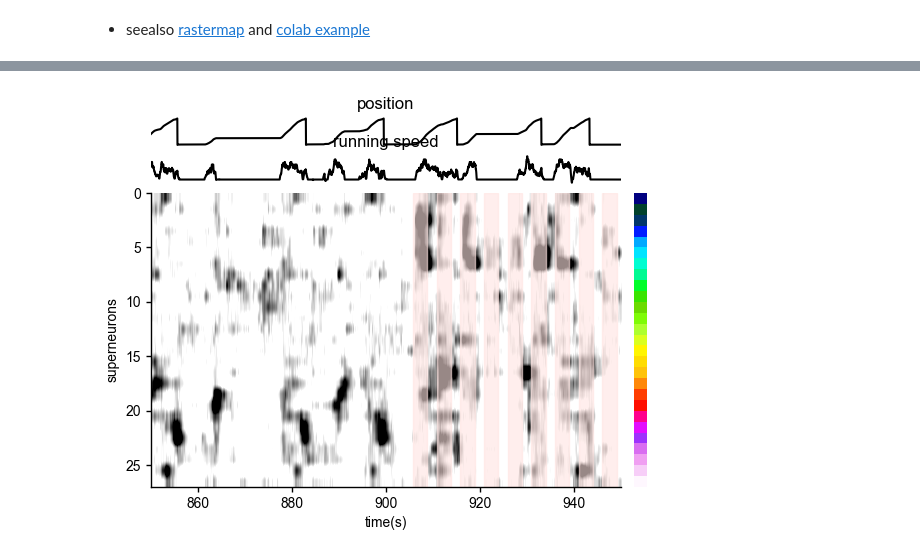
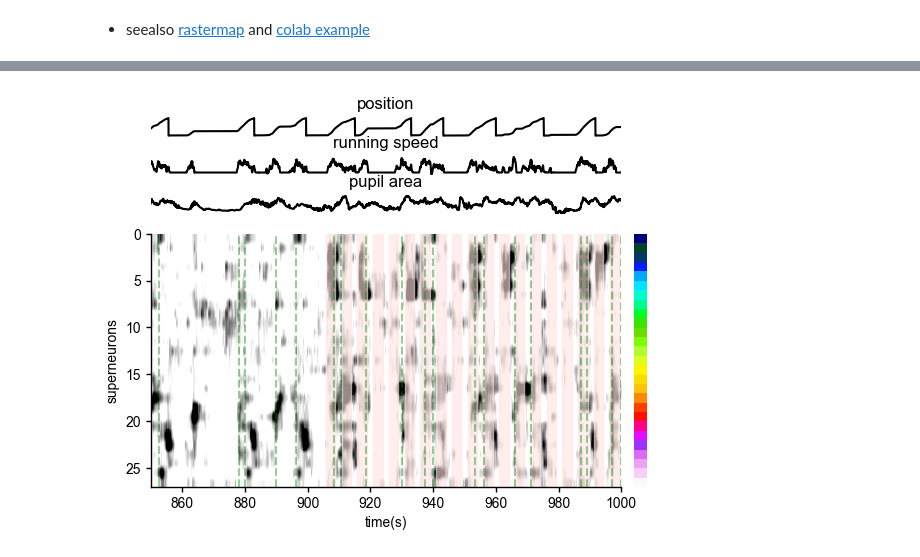
Before and after one commit to ytsimon2004/neuralib, a Jupyter notebook: doc/source/notebooks/example_rastermap_2p.ipynb, the cells around one changed output, grey strips where cells are left out. Saved outputs shown, nothing was run; the diff lists cells and outputs as text; code cells hidden in the pictures.

Commit message:
add example rastermap_2p

```diff
--- a/doc/source/notebooks/example_rastermap_2p.ipynb
+++ b/doc/source/notebooks/example_rastermap_2p.ipynb
@@ -191,6 +180,7 @@ def run_rastermap_2p(dat: RastermapInput,
 
     return ret
 
+
 # ============================== #
 # Plot cluster and soma location #
 # ============================== #
@@ -204,30 +194,37 @@ def plot_rastermap_sort(dat: RastermapInput,
     :param dat: input data
     :param raster: computed result
     :param trange: time range for visualization
+    :param neuron_bins:
     :return:
     """
 
     tmask = np.logical_and(trange[0] <= dat.image_time, dat.image_time <= trange[1])
     time = dat.image_time[tmask]
 
-
-    with plot_figure(None, 10, 20, gridspec_kw={'wspace': 1, 'hspace': 0.3}) as _ax:
+    with plot_figure(None, 10, 20, gridspec_kw={'wspace': 1, 'hspace': 1}, tight_layout=False) as _ax:
 
         # position
-        ax1: Axes = ax_merge(_ax)[0, :-1]
+        ax1 = ax_merge(_ax)[0, :-1]
         ax1.plot(time, dat.position[tmask], color='k')
         ax1.axis('off')
         ax1.set_title('position')
 
         # running speed
-        ax2: Axes = ax_merge(_ax)[1, :-1]
+        ax2 = ax_merge(_ax)[1, :-1]
         ax2.plot(time, dat.velocity[tmask], color='k')
         ax2.axis('off')
         ax2.set_title('running speed')
         ax2.sharex(ax1)
 
+        # pupil
+        ax3 = ax_merge(_ax)[2, :-1]
+        ax3.plot(time, dat.pupil_area[tmask], color='k')
+        ax3.axis('off')
+        ax3.set_title('pupil area')
+        ax3.sharex(ax1)
+
         # superneuron activity
-        ax4 = ax_merge(_ax)[2:, :-1]
+        ax4 = ax_merge(_ax)[3:, :-1]
         ax4.sharex(ax1)
         ax4.imshow(raster.super_neurons[:, tmask],
                    cmap="gray_r",
@@ -237,17 +234,21 @@ def plot_rastermap_sort(dat: RastermapInput,
                    extent=(trange[0], trange[1], dat.n_neurons // neuron_bins, 0))
         ax4.set(xlabel="time(s)", ylabel='superneurons')
 
+        # cue location
+        for c in dat.find_cues_loc(tmask):
+            ax4.axvline(time[c], color='g', linestyle='--', alpha=0.4)
+
         # visual stim
         if dat.visual_stim_start <= trange[1]:
             for v in dat.visual_stim_trange(trange=trange):
                 ax4.axvspan(v[0], v[1], color='mistyrose', alpha=0.6)
 
         # disable
-        ax5 = ax_merge(_ax)[:2, -1]
+        ax5 = ax_merge(_ax)[:3, -1]
         ax5.axis('off')
 
         # color bar
-        ax6 = ax_merge(_ax)[2:, -1]
+        ax6 = ax_merge(_ax)[3:, -1]
         ax6.imshow(np.arange(0, raster.n_super)[:, np.newaxis], cmap="gist_ncar", aspect="auto")
         ax6.axis("off")
 
@@ -280,3 +266,15 @@ raster_input = RastermapInput(...)
+# %%
+cache = load_example_rastermap_2p()  # Replace to your own input data: RastermapInput(...)
+raster_input = RastermapInput(
+    xy_pos=cache['xy_pos'],
+    neural_activity=cache['neural_activity'],
+    image_time=cache['image_time'],
+    position=cache['position'],
+    velocity=cache['velocity'],
+    lap_index=cache['lap_index'],
+    pupil_area=cache['pupil_area'],
+    visual_stim_time=cache['visual_stim_time']
+)
 # %%
 res = run_rastermap_2p(raster_input, Path(''))
 # %% [output]
@@ -292,7 +290,7 @@ rastermap complete, time 9.89sec
 # %%
-plot_rastermap_sort(raster_input, res, trange=(850, 950))
+plot_rastermap_sort(raster_input, res, trange=(850, 1000))
 # %% [output]
-[figure, old version]
+[figure, new version]
 # %%
 plot_rastermap_2p_soma(raster_input, res)
 # %% [output]
```
Also changed, not shown: parts of 6 cells of this notebook, 4 other files.
